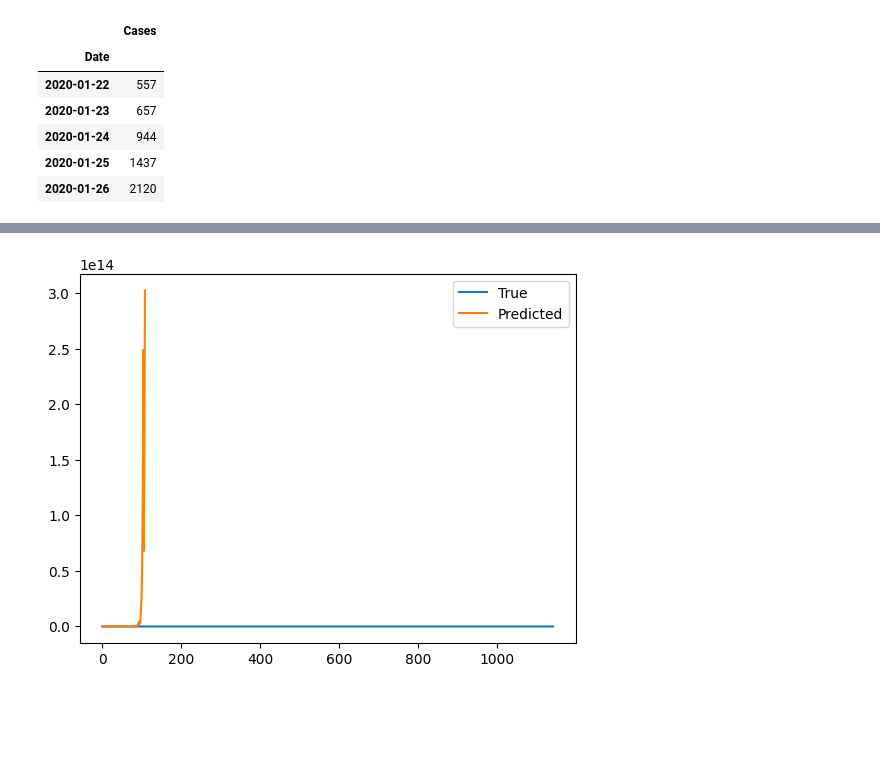
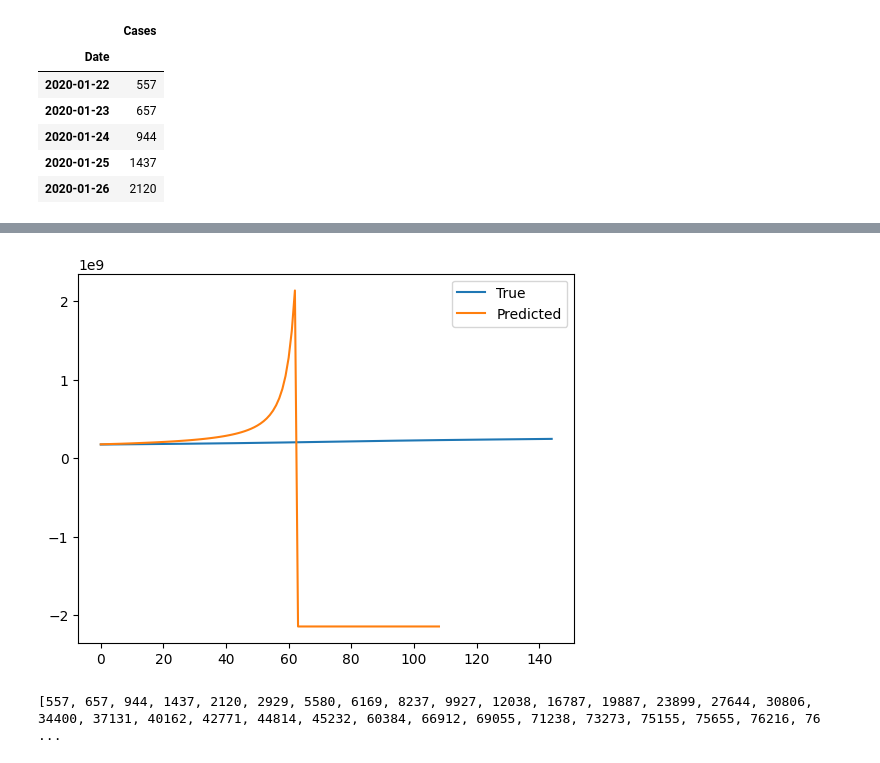
Before and after one commit to swoyam2609/DSAI-Project, a Jupyter notebook: LSTM/globalforcast.ipynb, the cells around one changed output, grey strips where cells are left out. Cells and saved outputs as stored; diff of their text form; code cells hidden in the pictures; blank space fills up the shorter version.

```diff
--- a/LSTM/globalforcast.ipynb
+++ b/LSTM/globalforcast.ipynb
@@ -355,5 +375,6 @@ for index, row in df.iterrows():
 # %%
 # lst predicted after 500
 lst2 = trainmodelondata(lst[:500])
+expt=lst[500:645]
 # %% [output]
 Epoch 1/50
@@ -380,14 +402,19 @@ Epoch 8/50
 # %%
 import matplotlib.pyplot as plt
 
 # Plotting lst1 and lst2
-plt.plot(lst, label='True')
+
+plt.plot(expt, label='True')
 plt.plot(lst2, label='Predicted')
 
 # Adding legend
 plt.legend()
 
 # Display the plot
 plt.show()
 # %% [output]
-[figure, old version]
+[figure, new version]
+# %%
+print(lst)
+# %% [output]
+[557, 657, 944, 1437, 2120, 2929, 5580, 6169, 8237, 9927, 12038, 16787, 19887, 23899, 27644, 30806, 34400, 37131, 40162, 42771, 44814, 45232, 60384, 66912, 69055, 71238, 73273, 75155, 75655, 76216, 76 ...
```
Also changed, not shown: parts of 5 cells of this notebook, 2 other files.
